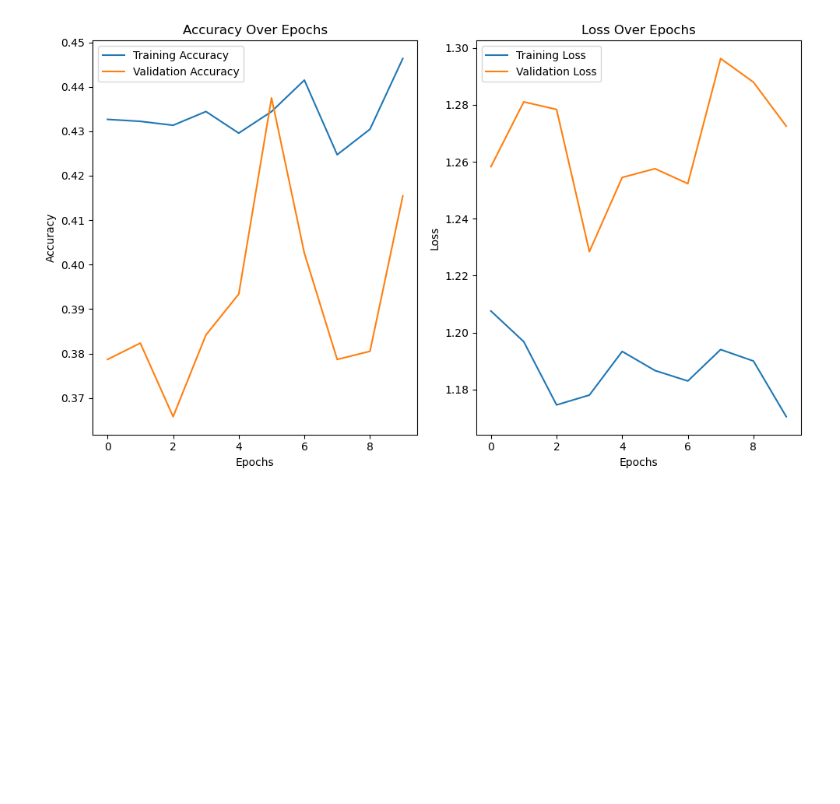
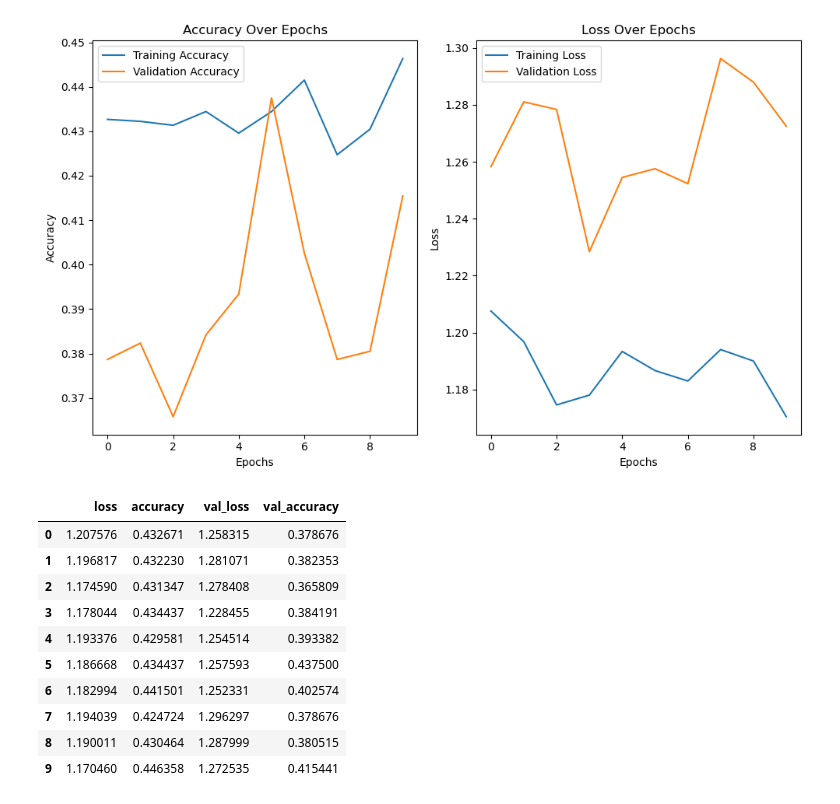
Before and after one commit to Oatsinthepine/Project4, a Jupyter notebook: RSingh_part/Project4_RSingh.ipynb, the cells around one changed output. Saved outputs shown, nothing was run; the diff lists cells and outputs as text; code cells hidden in the pictures; blank space fills up the shorter version.

```diff
--- a/Project4_RSingh.ipynb
+++ b/RSingh_part/Project4_RSingh.ipynb
@@ -545,3 +545,19 @@ plt.tight_layout()
 plt.show()
 # %% [output]
 [figure]
+# %%
+# convert training history to data frame
+history_opt1_df = pd.DataFrame(history_opt1.history)
+history_opt1_df
+# %% [output]
+|  | loss | accuracy | val_loss | val_accuracy |
+| 0 | 1.207576 | 0.432671 | 1.258315 | 0.378676 |
+| 1 | 1.196817 | 0.432230 | 1.281071 | 0.382353 |
+| 2 | 1.174590 | 0.431347 | 1.278408 | 0.365809 |
+| 3 | 1.178044 | 0.434437 | 1.228455 | 0.384191 |
+| 4 | 1.193376 | 0.429581 | 1.254514 | 0.393382 |
+| 5 | 1.186668 | 0.434437 | 1.257593 | 0.437500 |
+| 6 | 1.182994 | 0.441501 | 1.252331 | 0.402574 |
+| 7 | 1.194039 | 0.424724 | 1.296297 | 0.378676 |
+| 8 | 1.190011 | 0.430464 | 1.287999 | 0.380515 |
+| 9 | 1.170460 | 0.446358 | 1.272535 | 0.415441 |
```
Also changed, not shown: parts of 2 cells of this notebook, 2 other files.
